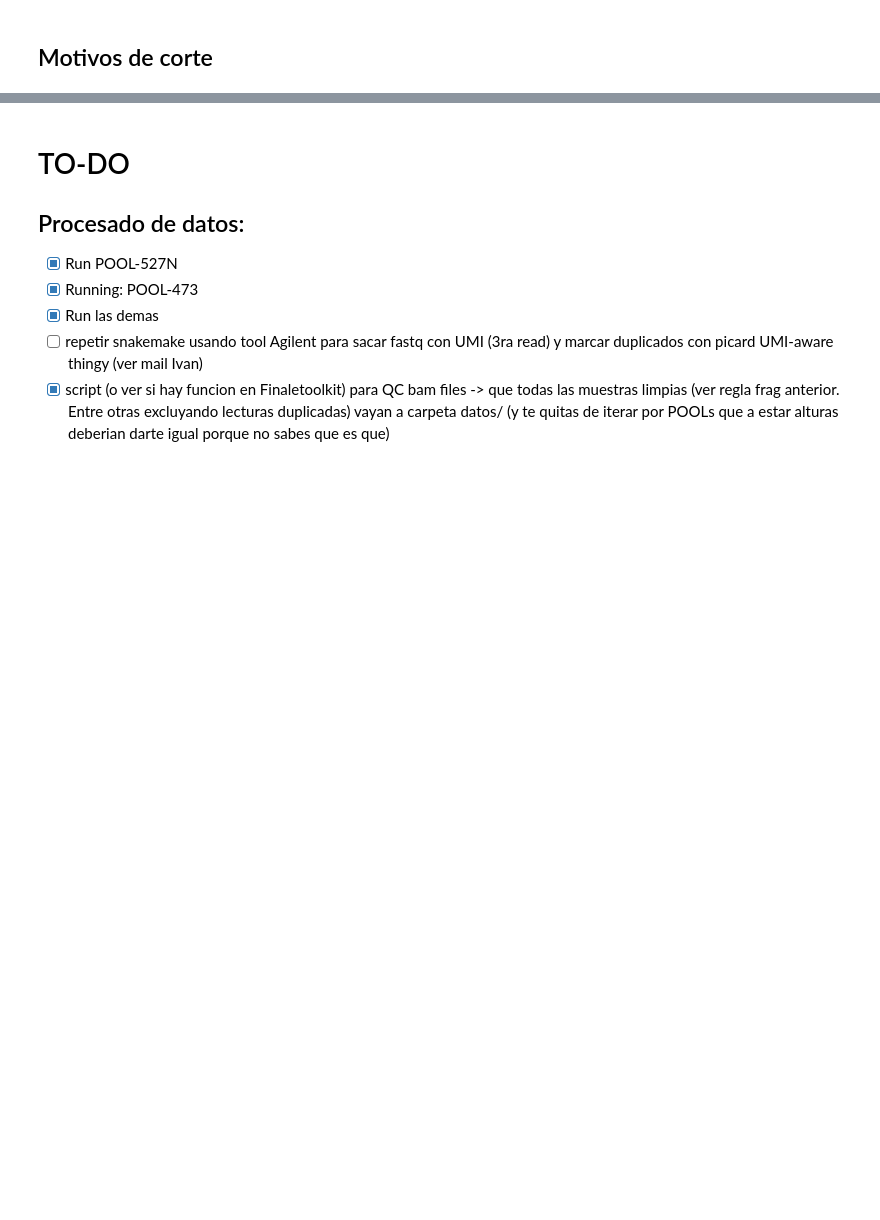
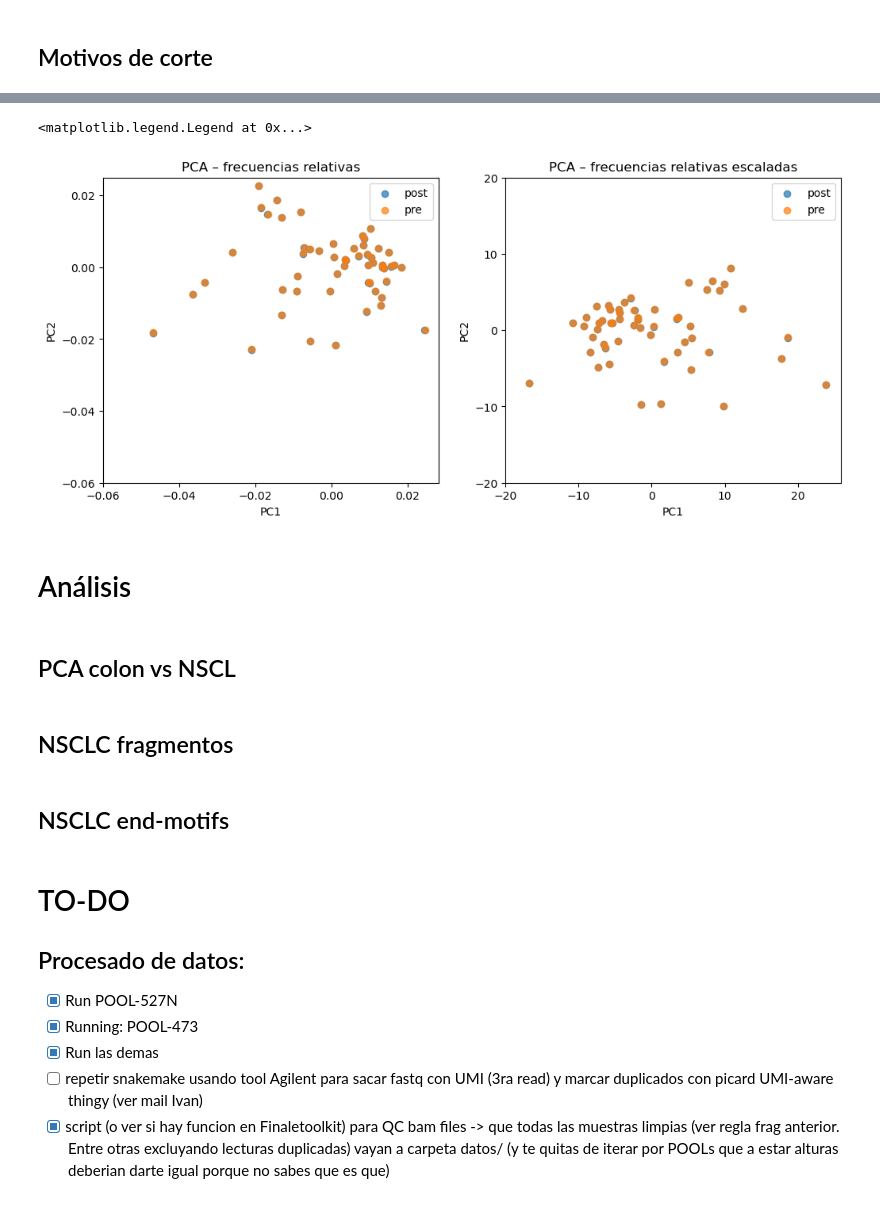
Before and after one commit to sara-suarez93/bcltofrag, a Jupyter notebook: notebook_analysis_fragmentomics.ipynb, the cells around one changed output, grey strips where cells are left out. Saved outputs shown, nothing was run; the diff lists cells and outputs as text; code cells hidden in the pictures; blank space fills up the shorter version.

```diff
--- a/notebook_analysis_fragmentomics.ipynb
+++ b/notebook_analysis_fragmentomics.ipynb
@@ -347,3 +562,82 @@ for filename in glob.glob("results/01_fragment_lengths/*.filtered.png"):
+# %%
+# excluding controls
+ctrl_samples = ["CTRL-M-BL-CHUIMI_S7", "CTRL-F-BL-CHUIMI_S8"]
+
+# exclude them
+df_fraglen = df_fraglen[~df_fraglen["sample"].isin(ctrl_samples)]
+
+# remake PCAs
+mat_fraglen = (
+    df_fraglen
+    .pivot_table(
+        index=["sample", "qc"],
+        columns="min",        # fragment length
+        values="rel_freq",
+        fill_value=0)
+)
+pca = PCA(n_components=2)
+pcs = pca.fit_transform(mat_fraglen)
+
+df_pca = (
+    pd.DataFrame(pcs, columns=["PC1", "PC2"], index=mat_fraglen.index)
+    .reset_index()
+)
+
+# escalada
+mat_fraglen_scaled = (
+    df_fraglen
+    .pivot_table(
+        index=["sample", "qc"],
+        columns="min",        # fragment length
+        values="scaled_freq",
+        fill_value=0)
+)
+
+from sklearn.decomposition import PCA
+
+pca = PCA(n_components=2)
+pcs = pca.fit_transform(mat_fraglen_scaled)
+
+df_pca_scaled = (
+    pd.DataFrame(pcs, columns=["PC1", "PC2"], index=mat_fraglen_scaled.index)
+    .reset_index()
+)
+
+# representar
+fig, axes = plt.subplots(1, 2, figsize=(12, 5))
+
+# frecuencias relativas
+for qc, g in df_pca.groupby("qc"):
+    axes[0].scatter(g.PC1, g.PC2, label=qc, alpha=0.7)
+
+axes[0].set_xlabel("PC1")
+axes[0].set_ylabel("PC2")
+axes[0].set_xticks(np.arange(-0.06, 0.03, 0.02))
+axes[0].set_yticks(np.arange(-0.06, 0.03, 0.02))
+axes[0].set_title("PCA – frecuencias relativas")
+axes[0].legend()
+
+# escalados
+for qc, g in df_pca_scaled.groupby("qc"):
+    axes[1].scatter(g.PC1, g.PC2, label=qc, alpha=0.7)
+
+axes[1].set_xlabel("PC1")
+axes[1].set_ylabel("PC2")
+axes[1].set_xticks(np.arange(-20, 30, 10))
+axes[1].set_yticks(np.arange(-20, 30, 10))
+axes[1].set_title("PCA – frecuencias relativas escaladas")
+axes[1].legend()
+# %% [output]
+<matplotlib.legend.Legend at 0x...>
+[figure, added]
+# %% [markdown]
+# Análisis
+# %% [markdown]
+## PCA colon vs NSCL
+# %% [markdown]
+## NSCLC fragmentos
+# %% [markdown]
+## NSCLC end-motifs
 # %% [markdown]
 # TO-DO
 
```
Also changed, not shown: parts of 20 cells of this notebook, 4 other files.
